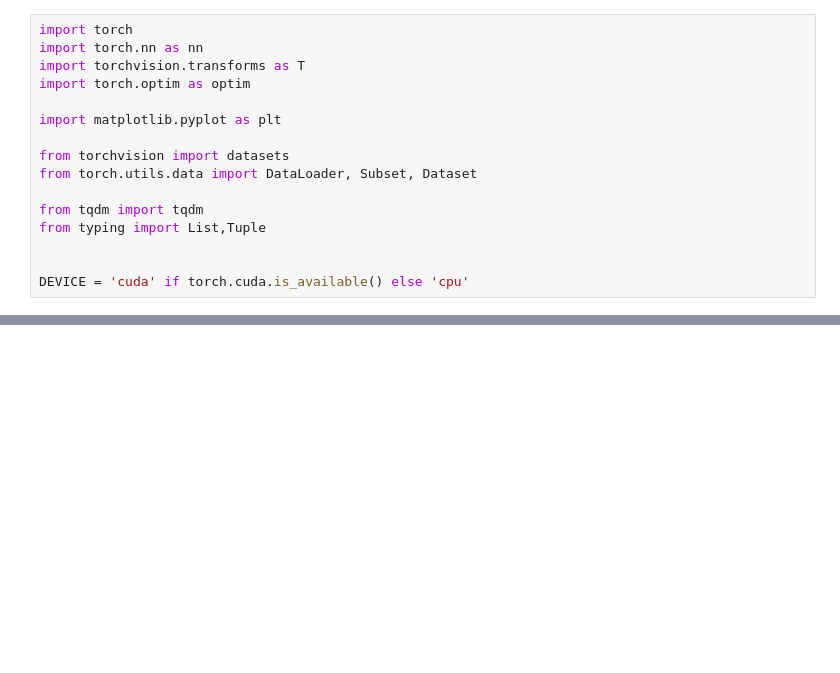
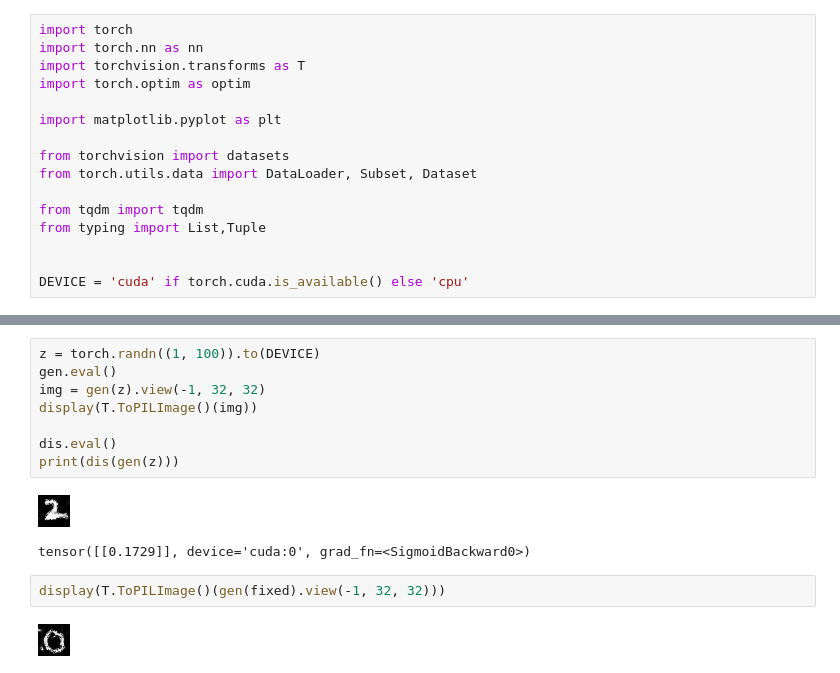
Before and after one commit to bradley-ray/implementing-deep-learn-papers, a Jupyter notebook: deep_convolutional_gan.ipynb, the cells around one changed output, grey strips where cells are left out. Drawn from its saved outputs; the diff is of its cells as text; blank space fills up the shorter version.

```diff
--- a/deep_convolutional_gan.ipynb
+++ b/deep_convolutional_gan.ipynb
@@ -329,0 +188,15 @@ gen tensor(0.3542, device='cuda:0')
+# %%
+z = torch.randn((1, 100)).to(DEVICE)
+gen.eval()
+img = gen(z).view(-1, 32, 32)
+display(T.ToPILImage()(img))
+
+dis.eval()
+print(dis(gen(z)))
+# %% [output]
+[figure, added]
+tensor([[0.1729]], device='cuda:0', grad_fn=<SigmoidBackward0>)
+# %%
+display(T.ToPILImage()(gen(fixed).view(-1, 32, 32)))
+# %% [output]
+[figure, added]
```
Also changed, not shown: parts of 31 cells of this notebook.
